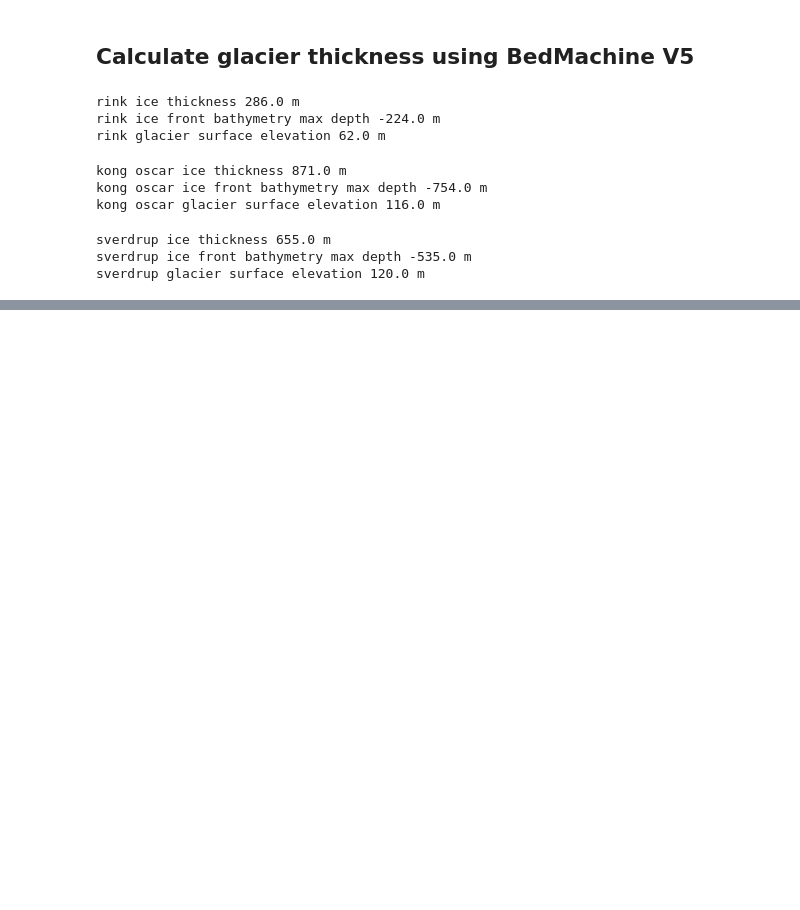
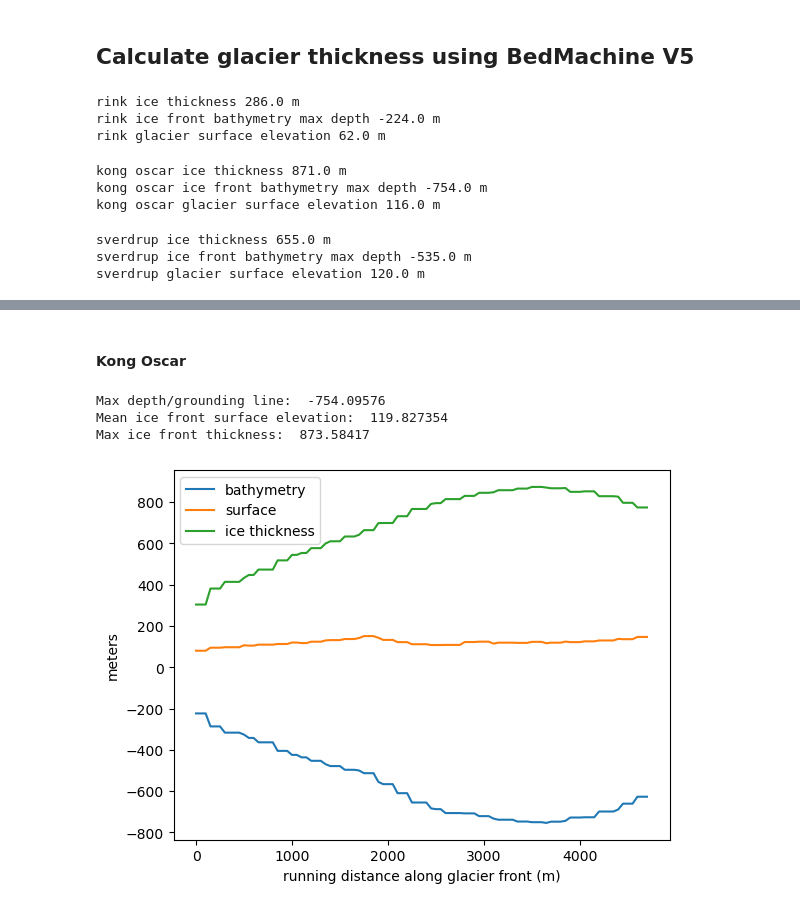
Before and after one commit to mjzahn/OMG_narwhals_habitat-model, a Jupyter notebook: glacier thickness.ipynb, the cells around one changed output, grey strips where cells are left out. Saved outputs shown, nothing was run; the diff lists cells and outputs as text; code cells hidden in the pictures; blank space fills up the shorter version.

```diff
--- a/glacier thickness.ipynb
+++ b/glacier thickness.ipynb
@@ -37,0 +112,9 @@ sverdrup glacier surface elevation 120.0 m
+# %% [markdown]
+#### Kong Oscar
+# %%
+ko_bathy_line, ko_surface_line, ko_thickness_line = get_glacier_front_properties(ko_front, ko_lon, ko_lat, melville_bed, grid_bedmachine)
+# %% [output]
+Max depth/grounding line:  -754.09576
+Mean ice front surface elevation:  119.827354
+Max ice front thickness:  873.58417
+[figure, added]
```
Also changed, not shown: parts of 17 cells of this notebook.
